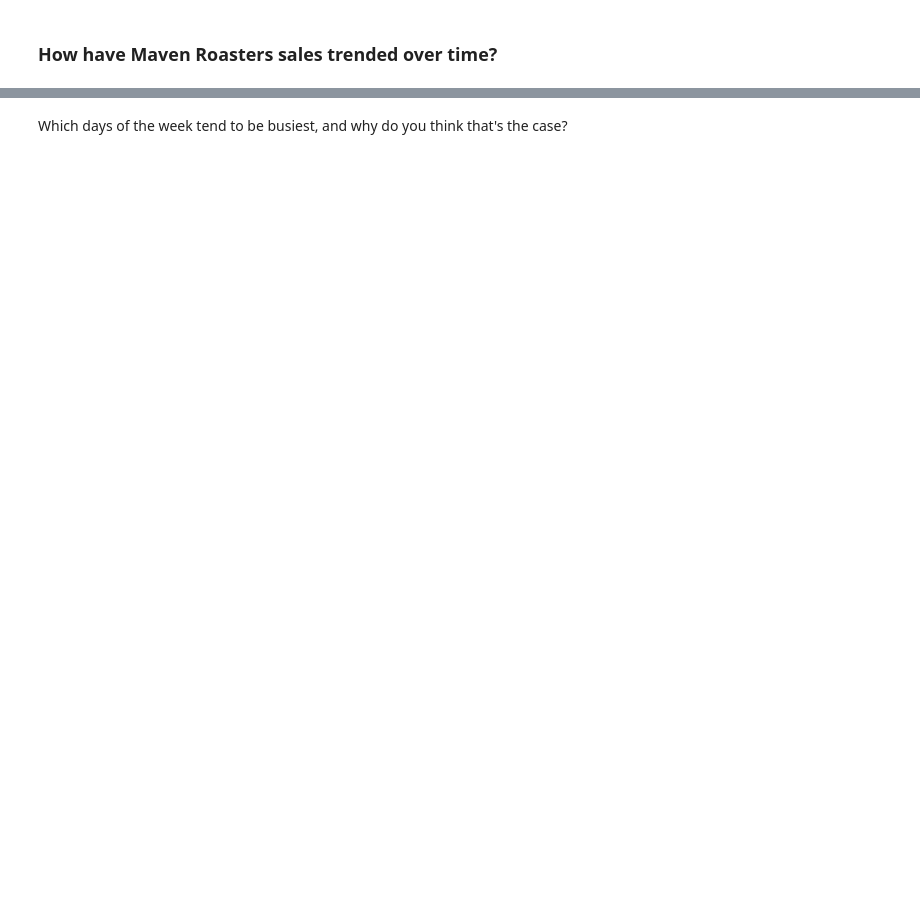
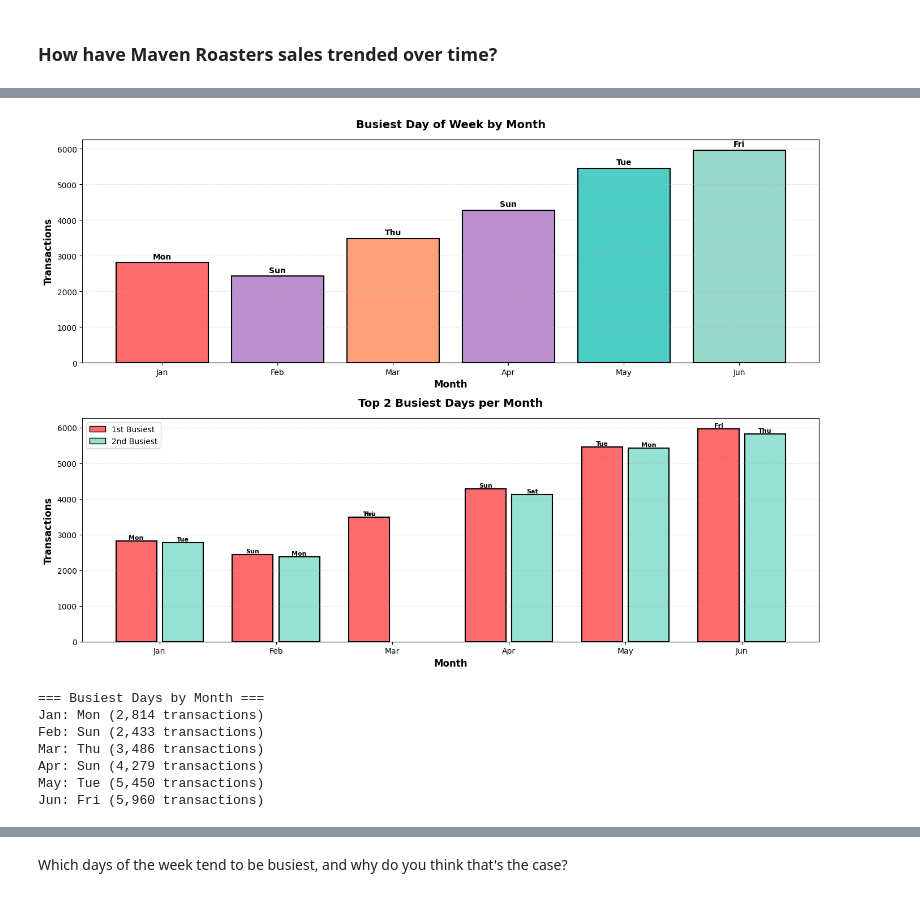
Before and after one commit to AREBU5/coffee_shop_analysis, a Jupyter notebook: Coffee Sales.ipynb, the cells around one changed output, grey strips where cells are left out. Cells and saved outputs as stored; diff of their text form; code cells hidden in the pictures; blank space fills up the shorter version.

```diff
--- a/Coffee Sales.ipynb
+++ b/Coffee Sales.ipynb
@@ -154,63 +163,42 @@ for month_num in df['MonthNum'].unique():
         if row['RNK'] == 1:
             ax2.bar(x_pos - 0.2, row['Number_of_Transactions'], 0.35,
                    color='#FF6B6B', edgecolor='black', linewidth=1.5)
             ax2.text(x_pos - 0.2, row['Number_of_Transactions'] + 50,
                     row['Day_of_week'][:3], ha='center', fontsize=8, fontweight='bold')
         elif row['RNK'] == 2:
             ax2.bar(x_pos + 0.2, row['Number_of_Transactions'], 0.35,
                    color='#95E1D3', edgecolor='black', linewidth=1.5)
             ax2.text(x_pos + 0.2, row['Number_of_Transactions'] + 50,
                     row['Day_of_week'][:3], ha='center', fontsize=8, fontweight='bold')
 
 ax2.set_title('Top 2 Busiest Days per Month', fontsize=14, fontweight='bold', pad=15)
 ax2.set_xlabel('Month', fontsize=12, fontweight='bold')
 ax2.set_ylabel('Transactions', fontsize=12, fontweight='bold')
 ax2.set_xticks(range(len(top_days)))
 ax2.set_xticklabels(top_days['Month_of_year'].values)
 ax2.grid(True, alpha=0.3, axis='y', linestyle='--')
 
 # Add legend
 from matplotlib.patches import Patch
 legend_elements = [Patch(facecolor='#FF6B6B', edgecolor='black', label='1st Busiest'),
                    Patch(facecolor='#95E1D3', edgecolor='black', label='2nd Busiest')]
 ax2.legend(handles=legend_elements, fontsize=10)
 
 plt.tight_layout()
 plt.show()
 
 print("\n=== Busiest Days by Month ===")
 for _, row in top_days.iterrows():
     print(f"{row['Month_of_year']}: {row['Day_of_week']} ({row['Number_of_Transactions']:,} transactions)")
-import pandas as pd
-
-# Get data from previous SQL query
-df = _sqldf.toPandas()
-
-# Create horizontal bar chart
-fig, ax = plt.subplots(figsize=(12, 8))
-
-# Create labels and colors
-labels = [f"{row['Month_of_year']} - {row['Day_of_week']} (#{row['RNK']})" for idx, row in df.iterrows()]
-colors = ['#1f77b4' if row['RNK'] == 1 else '#ff7f0e' for idx, row in df.iterrows()]
-
-# Plot
-ax.barh(range(len(df)), df['Number_of_Transactions'], color=colors, alpha=0.7)
-ax.set_yticks(range(len(df)))
-ax.set_yticklabels(labels)
-ax.set_xlabel('Number of Transactions', fontsize=12)
-ax.set_title('Top 2 Busiest Days per Month', fontsize=14, fontweight='bold')
-ax.grid(True, alpha=0.3, axis='x')
-
-# Add value labels
-for idx, (i, row) in enumerate(df.iterrows()):
-    ax.text(row['Number_of_Transactions'] + 100, idx, f"{row['Number_of_Transactions']:,}",
-            va='center', fontsize=9)
-
-# Invert y-axis to show January at top
-ax.invert_yaxis()
-
-plt.tight_layout()
-plt.show()
+# %% [output]
+[figure, added]
+=== Busiest Days by Month ===
+Jan: Mon (2,814 transactions)
+Feb: Sun (2,433 transactions)
+Mar: Thu (3,486 transactions)
+Apr: Sun (4,279 transactions)
+May: Tue (5,450 transactions)
+Jun: Fri (5,960 transactions)
 # %%
 import matplotlib.pyplot as plt
 import pandas as pd
```
Also changed, not shown: parts of 18 cells of this notebook.
